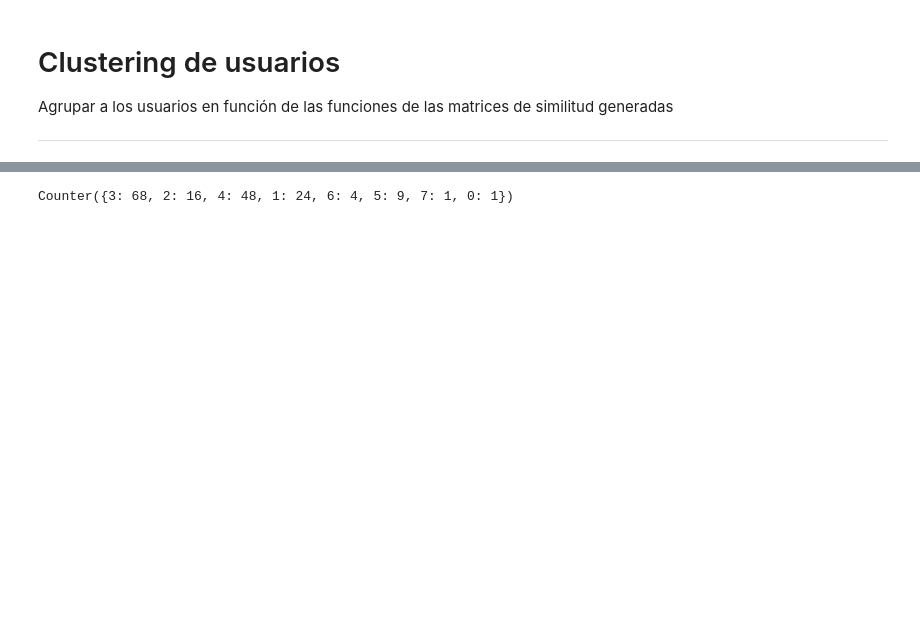
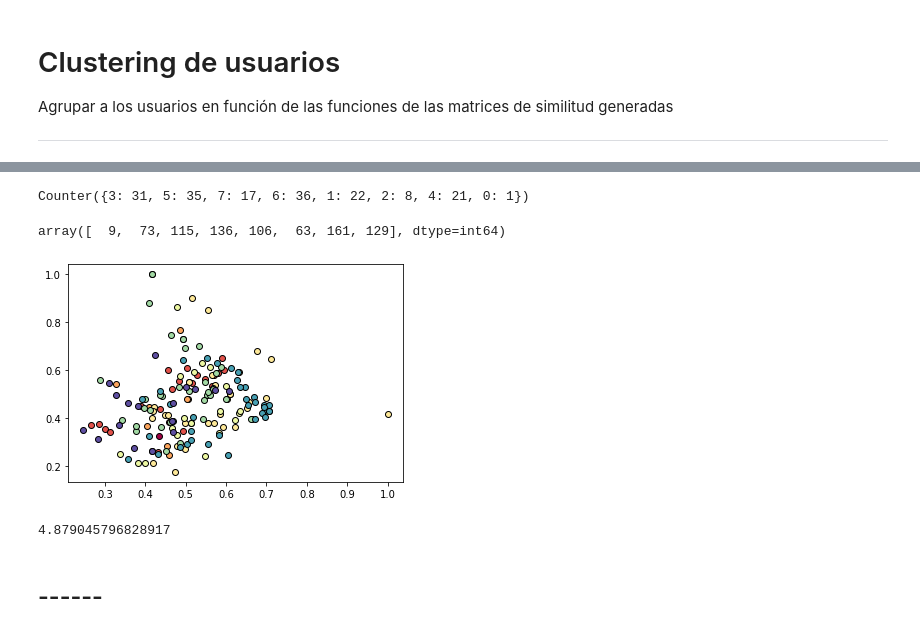
Before and after one commit to AlbertoGarciaDomenech/Comunidades-en-museos, a Jupyter notebook: 4.Clustering.ipynb, the cells around one changed output, grey strips where cells are left out. Cells and saved outputs as stored; diff of their text form; code cells hidden in the pictures; blank space fills up the shorter version.

Commit message:
Cambios en clustering

```diff
--- a/4.Clustering.ipynb
+++ b/4.Clustering.ipynb
@@ -11,7 +22,7 @@ users = pd.read_csv('data/Prado_users_similarity.csv', index_col=0)
 # %%
 from sklearn_extra.cluster import KMedoids
 
-kmedoids = KMedoids(init='random', metric='precomputed')
+kmedoids = KMedoids(metric='precomputed', n_clusters=8)
 # %%
 %%capture output
 kmedoids.fit(users)
@@ -19,7 +30,40 @@ kmedoids.fit(users)
 import collections
 collections.Counter(kmedoids.labels_)
 # %% [output]
-Counter({3: 68, 2: 16, 4: 48, 1: 24, 6: 4, 5: 9, 7: 1, 0: 1})
+Counter({3: 31, 5: 35, 7: 17, 6: 36, 1: 22, 2: 8, 4: 21, 0: 1})
+# %%
+kmedoids.medoid_indices_
+# %% [output]
+array([  9,  73, 115, 136, 106,  63, 161, 129], dtype=int64)
+# %%
+import matplotlib.pyplot as plt
+
+labels = kmedoids.labels_
+unique_labels = set(labels)
+colors = [
+    plt.cm.Spectral(each) for each in np.linspace(0, 1, len(unique_labels))
+]
+for k, col in zip(unique_labels, colors):
+
+    class_member_mask = labels == k
+
+    xy = users.values[class_member_mask]
+    plt.plot(
+        xy[:, 0],
+        xy[:, 1],
+        "o",
+        markerfacecolor=tuple(col),
+        markeredgecolor="k",
+        markersize=6,
+    )
+# %% [output]
+[figure, added]
+# %%
+from sklearn.metrics import davies_bouldin_score
+
+davies_bouldin_score(prado_users, kmedoids.labels_)
+# %% [output]
+4.879045796828917
 # %%
 users_clustered = pd.read_csv("data/Prado_users.csv")
 users_clustered['cluster'] = kmedoids.labels_
@@ -29,3 +73,5 @@ users_scaled_clustered['cluster'] = kmedoids.labels_
 # %%
 users_clustered.to_csv("data/Prado_users_clusters.csv", index=0)
 users_scaled_clustered.to_csv("data/Prado_users_scaled_clusters.csv", index=0)
+# %% [markdown]
+## ------
```
Also changed, not shown: parts of 4 cells of this notebook, 2 other files.
